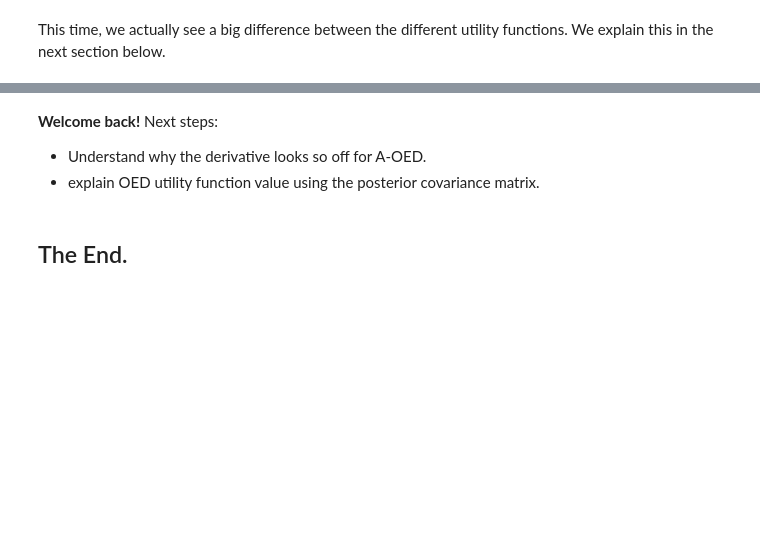
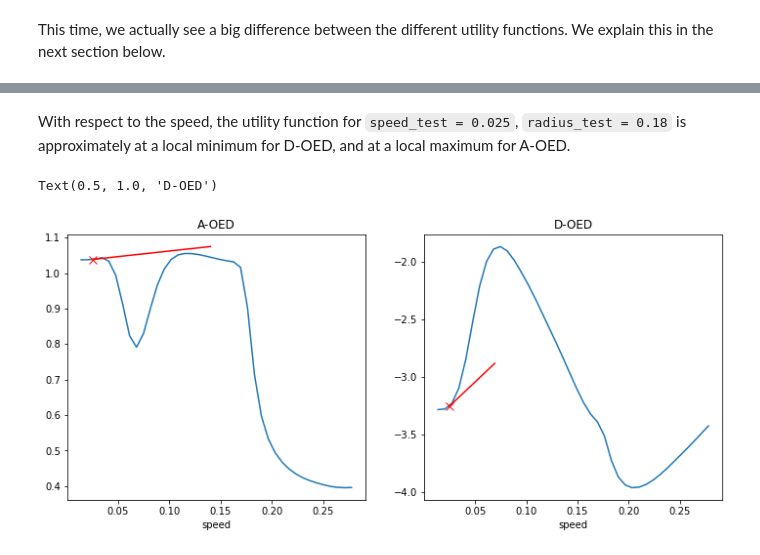
Before and after one commit to leyffer/m2dtIceSheet, a Jupyter notebook: notebooks/5_transientPDE.ipynb, the cells around one changed output, grey strips where cells are left out. Saved outputs shown, nothing was run; the diff lists cells and outputs as text; code cells hidden in the pictures; blank space fills up the shorter version.

Commit message:
finished time dependent setting

```diff
--- a/notebooks/5_transientPDE.ipynb
+++ b/notebooks/5_transientPDE.ipynb
@@ -46,7 +45,7 @@ n_steps = 201
 bool_film_a_movie = False
 bool_skip_2D_plots = False
 
-n_test = 20  # resolution for 1D plots
+n_test = 40  # resolution for 1D plots
 n_test_2d = 20  # resolution for 2D plots (50: ~1 min runtime for dt = 0.01)
 # %% [markdown]
 Beyond the initial `FOM` class initialization, our code should work and be called the same way independent of wheather the model is transient or stationary. To test this in the code below, change the variable `bool_transient` to toggle between stationary and transient.
@@ -164,10 +187,13 @@ State solve time (2 parameters): 60.33517789840698 s
 alpha = np.array([0.25, 0.2])
 
 # compute posterior
+tStart = time.time()
 posterior = inversion.compute_posterior(alpha=alpha)
 
 print("A-OED:", utility.eval_utility(posterior, mode="A"))
 print("D-OED:", utility.eval_utility(posterior, mode="D-log"))
-print("E-OED:", utility.eval_utility(posterior, mode="E"))
+print("E-OED: ", utility.eval_utility(posterior, mode="E"))
+
+print("Computation time for posterior and utility functions:", time.time()-tStart, "s.")
 # %% [output]
 A-OED: 0.5603147824168399
@@ -376,7 +529,0 @@ Let's understand why, in constrast to the stationary model, the OED utility func
-# %% [markdown]
-**Welcome back!**
-Next steps:
-- Understand why the derivative looks so off for A-OED.
-- explain OED utility function value using the posterior covariance matrix.
-# %% [markdown]
-## The End.
@@ -385,0 +530,29 @@ print("Runtime of this notebook: {} min".format(runtime_notebook / 60))
+# %% [markdown]
+With respect to the speed, the utility function for `speed_test = 0.025`, `radius_test = 0.18` is approximately at a local minimum for D-OED, and at a local maximum for A-OED.
+# %%
+fig, axs = plt.subplots(1, 2, figsize=(12, 5))
+
+norm = la.norm(der_ref_A2)
+scale = 0.1/norm
+
+axs[0].plot(vec_speed, util_test2[0, 0, :-1])
+axs[0].plot([speed_test], util_ref2[0], marker="x", markersize=8, color="r")
+axs[0].plot([speed_test, speed_test + scale],
+            [util_ref2[0], util_ref2[0]+scale*der_ref_A2[1]],
+            marker="", markersize=8, color="r")
+axs[0].set_xlabel("speed")
+axs[0].set_title("A-OED")
+
+norm = la.norm(der_ref_D2)
+scale = 1/norm
+
+axs[1].plot(vec_speed, util_test2[1, 0, :-1])
+axs[1].plot([speed_test], util_ref2[1], marker="x", markersize=8, color="r")
+axs[1].plot([speed_test, speed_test + scale],
+            [util_ref2[1], util_ref2[1]+scale*der_ref_D2[1]],
+            marker="", markersize=8, color="r")
+axs[1].set_xlabel("speed")
+axs[1].set_title("D-OED")
+# %% [output]
+Text(0.5, 1.0, 'D-OED')
+[figure, added]
```
Also changed, not shown: parts of 31 cells of this notebook, 6 other files.
